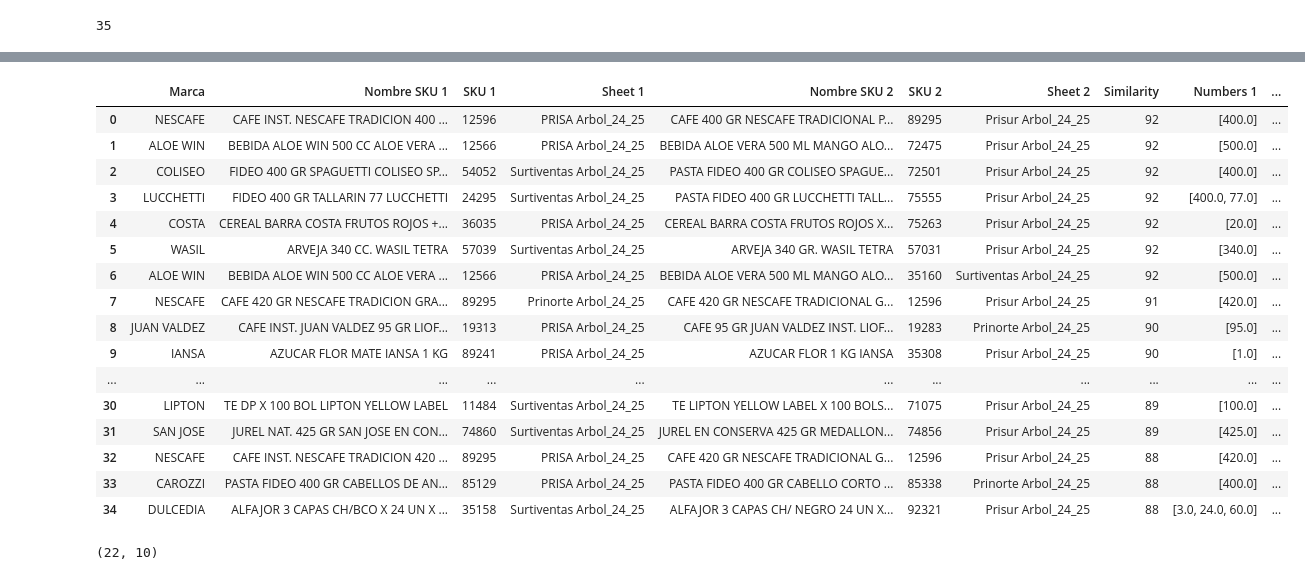
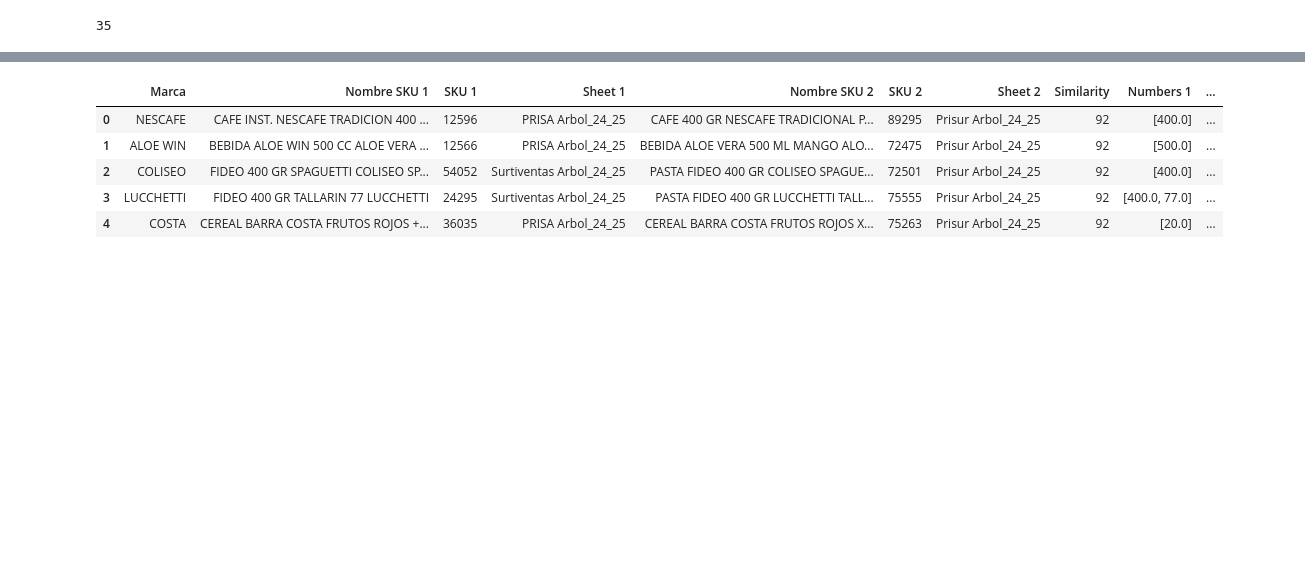
Before and after one commit to KabeliDev/prisa-eda, a Jupyter notebook: results.ipynb, the cells around one changed output, grey strips where cells are left out. Saved outputs shown, nothing was run; the diff lists cells and outputs as text; code cells hidden in the pictures; blank space fills up the shorter version.

```diff
--- a/results.ipynb
+++ b/results.ipynb
@@ -134,29 +93,18 @@ confident.tail(30)
 # %%
-needs_review.head(40)
+needs_review.head(5)
 # Aparecen poductos que ya pueden ser diferentes como
 #CEREAL BARRA COSTA FRUTOS ROJOS + YOGURT X 20 UDS	 -  CEREAL BARRA COSTA FRUTOS ROJOS (No tiene Yogurt)
 # SALSA DE SOYA SUAVE 165 CC GOURMET -  SALSA DE SOYA SUAVE 165 CC GOURMET (tiene Sauve)
 #	YERBA MATE 250 GR. SUPREMO ARGENTIN -	YERBA MATE 250 GR SUPREMO ARGENTINA NARANJA
 # CAFE INST. JUAN VALDEZ 95 GR LIOFILIZADO DESCAFEIN	-  CAFE 95 GR JUAN VALDEZ INST. LIOFILIZADO
 # Pero la mayoria son iguales
 # %% [output]
 |  | Marca | Nombre SKU 1 | SKU 1 | Sheet 1 | Nombre SKU 2 | SKU 2 | Sheet 2 | Similarity | Numbers 1 | ... |
 | 0 | NESCAFE | CAFE INST. NESCAFE TRADICION 400 ... | 12596 | PRISA Arbol_24_25 | CAFE 400 GR NESCAFE TRADICIONAL P... | 89295 | Prisur Arbol_24_25 | 92 | [400.0] | ... |
 | 1 | ALOE WIN | BEBIDA ALOE WIN 500 CC ALOE VERA ... | 12566 | PRISA Arbol_24_25 | BEBIDA ALOE VERA 500 ML MANGO ALO... | 72475 | Prisur Arbol_24_25 | 92 | [500.0] | ... |
 | 2 | COLISEO | FIDEO 400 GR SPAGUETTI COLISEO SP... | 54052 | Surtiventas Arbol_24_25 | PASTA FIDEO 400 GR COLISEO SPAGUE... | 72501 | Prisur Arbol_24_25 | 92 | [400.0] | ... |
 | 3 | LUCCHETTI | FIDEO 400 GR TALLARIN 77 LUCCHETTI | 24295 | Surtiventas Arbol_24_25 | PASTA FIDEO 400 GR LUCCHETTI TALL... | 75555 | Prisur Arbol_24_25 | 92 | [400.0, 77.0] | ... |
 | 4 | COSTA | CEREAL BARRA COSTA FRUTOS ROJOS +... | 36035 | PRISA Arbol_24_25 | CEREAL BARRA COSTA FRUTOS ROJOS X... | 75263 | Prisur Arbol_24_25 | 92 | [20.0] | ... |
-| 5 | WASIL | ARVEJA 340 CC. WASIL TETRA | 57039 | Surtiventas Arbol_24_25 | ARVEJA 340 GR. WASIL TETRA | 57031 | Prisur Arbol_24_25 | 92 | [340.0] | ... |
-| 6 | ALOE WIN | BEBIDA ALOE WIN 500 CC ALOE VERA ... | 12566 | PRISA Arbol_24_25 | BEBIDA ALOE VERA 500 ML MANGO ALO... | 35160 | Surtiventas Arbol_24_25 | 92 | [500.0] | ... |
-| 7 | NESCAFE | CAFE 420 GR NESCAFE TRADICION GRA... | 89295 | Prinorte Arbol_24_25 | CAFE 420 GR NESCAFE TRADICIONAL G... | 12596 | Prisur Arbol_24_25 | 91 | [420.0] | ... |
-| 8 | JUAN VALDEZ | CAFE INST. JUAN VALDEZ 95 GR LIOF... | 19313 | PRISA Arbol_24_25 | CAFE 95 GR JUAN VALDEZ INST. LIOF... | 19283 | Prinorte Arbol_24_25 | 90 | [95.0] | ... |
-| 9 | IANSA | AZUCAR FLOR MATE IANSA 1 KG | 89241 | PRISA Arbol_24_25 | AZUCAR FLOR 1 KG IANSA | 35308 | Prisur Arbol_24_25 | 90 | [1.0] | ... |
-| ... | ... | ... | ... | ... | ... | ... | ... | ... | ... | ... |
-| 30 | LIPTON | TE DP X 100 BOL LIPTON YELLOW LABEL | 11484 | Surtiventas Arbol_24_25 | TE LIPTON YELLOW LABEL X 100 BOLS... | 71075 | Prisur Arbol_24_25 | 89 | [100.0] | ... |
-| 31 | SAN JOSE | JUREL NAT. 425 GR SAN JOSE EN CON... | 74860 | Surtiventas Arbol_24_25 | JUREL EN CONSERVA 425 GR MEDALLON... | 74856 | Prisur Arbol_24_25 | 89 | [425.0] | ... |
-| 32 | NESCAFE | CAFE INST. NESCAFE TRADICION 420 ... | 89295 | PRISA Arbol_24_25 | CAFE 420 GR NESCAFE TRADICIONAL G... | 12596 | Prisur Arbol_24_25 | 88 | [420.0] | ... |
-| 33 | CAROZZI | PASTA FIDEO 400 GR CABELLOS DE AN... | 85129 | PRISA Arbol_24_25 | PASTA FIDEO 400 GR CABELLO CORTO ... | 85338 | Prinorte Arbol_24_25 | 88 | [400.0] | ... |
-| 34 | DULCEDIA | ALFAJOR 3 CAPAS CH/BCO X 24 UN X ... | 35158 | Surtiventas Arbol_24_25 | ALFAJOR 3 CAPAS CH/ NEGRO 24 UN X... | 92321 | Prisur Arbol_24_25 | 88 | [3.0, 24.0, 60.0] | ... |
 # %%
 confident.to_excel("confident_matches.xlsx", index=False)
 needs_review.to_excel("needs_review_matches.xlsx", index=False)
@@ -174,4 +110,0 @@ _, different_products = process_excel_for_duplicates(
-# %%
-different_products.shape
-# %% [output]
-(22, 10)
```
Also changed, not shown: parts of 18 cells of this notebook, 3 other files.
